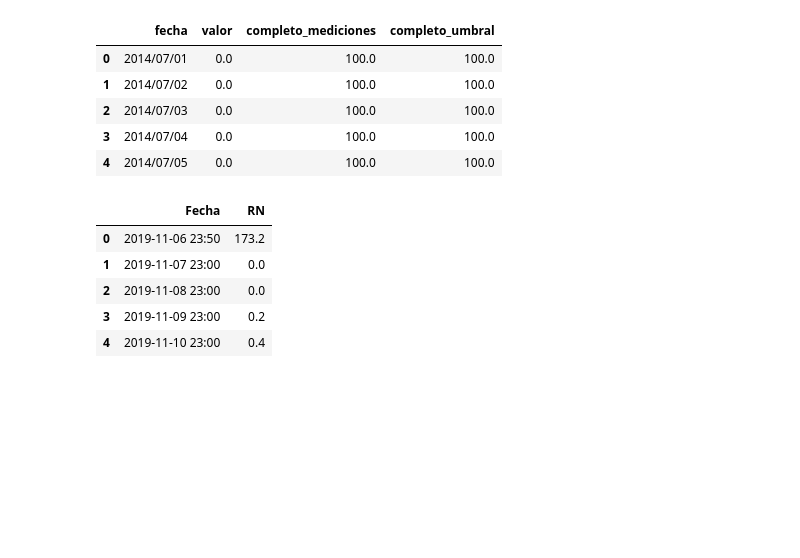
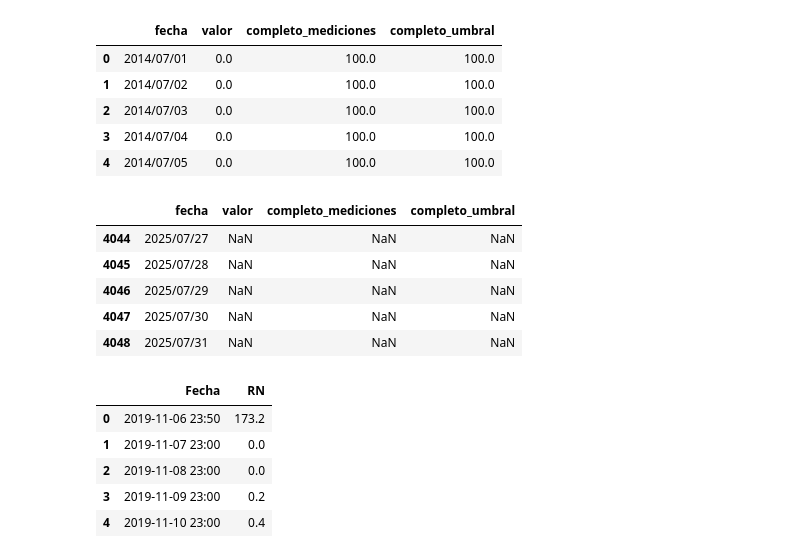
Before and after one commit to nunsongi/quito-risk-mapping-python, a Jupyter notebook: lluvia_estaciones.ipynb, the cells around one changed output. Saved outputs shown, nothing was run; the diff lists cells and outputs as text; code cells hidden in the pictures; blank space fills up the shorter version.

```diff
--- a/lluvia_estaciones.ipynb
+++ b/lluvia_estaciones.ipynb
@@ -43,6 +43,17 @@ precipitaciones_diarias.head()
 | 2 | 2014/07/03 | 0.0 | 100.0 | 100.0 |
 | 3 | 2014/07/04 | 0.0 | 100.0 | 100.0 |
 | 4 | 2014/07/05 | 0.0 | 100.0 | 100.0 |
+# %%
+# Mostrar las últimas filas
+
+precipitaciones_diarias.tail()
+# %% [output]
+|  | fecha | valor | completo_mediciones | completo_umbral |
+| 4044 | 2025/07/27 | NaN | NaN | NaN |
+| 4045 | 2025/07/28 | NaN | NaN | NaN |
+| 4046 | 2025/07/29 | NaN | NaN | NaN |
+| 4047 | 2025/07/30 | NaN | NaN | NaN |
+| 4048 | 2025/07/31 | NaN | NaN | NaN |
 # %%
 precipitaciones_diarias2 = pd.read_csv(r'/content/tableDownload (4).csv')
 
```
